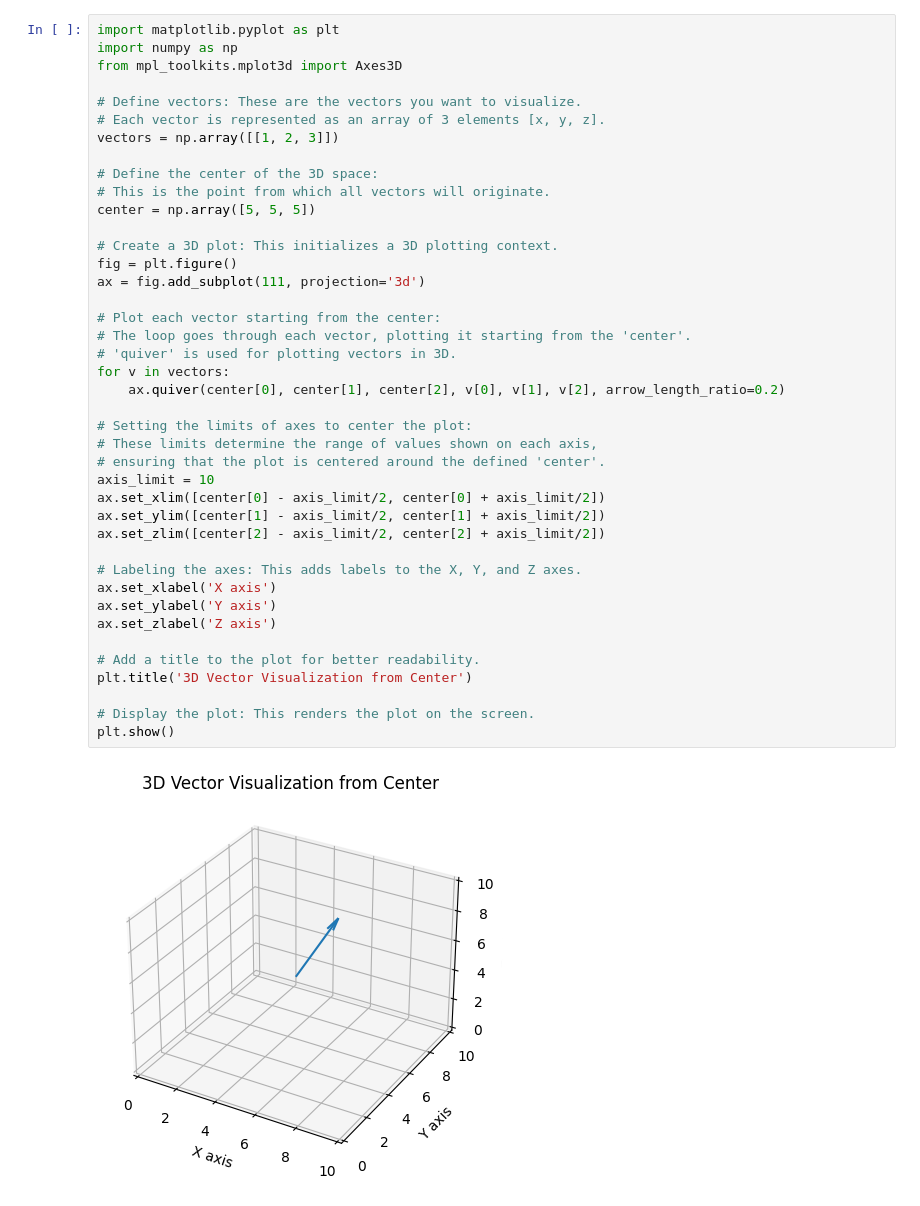
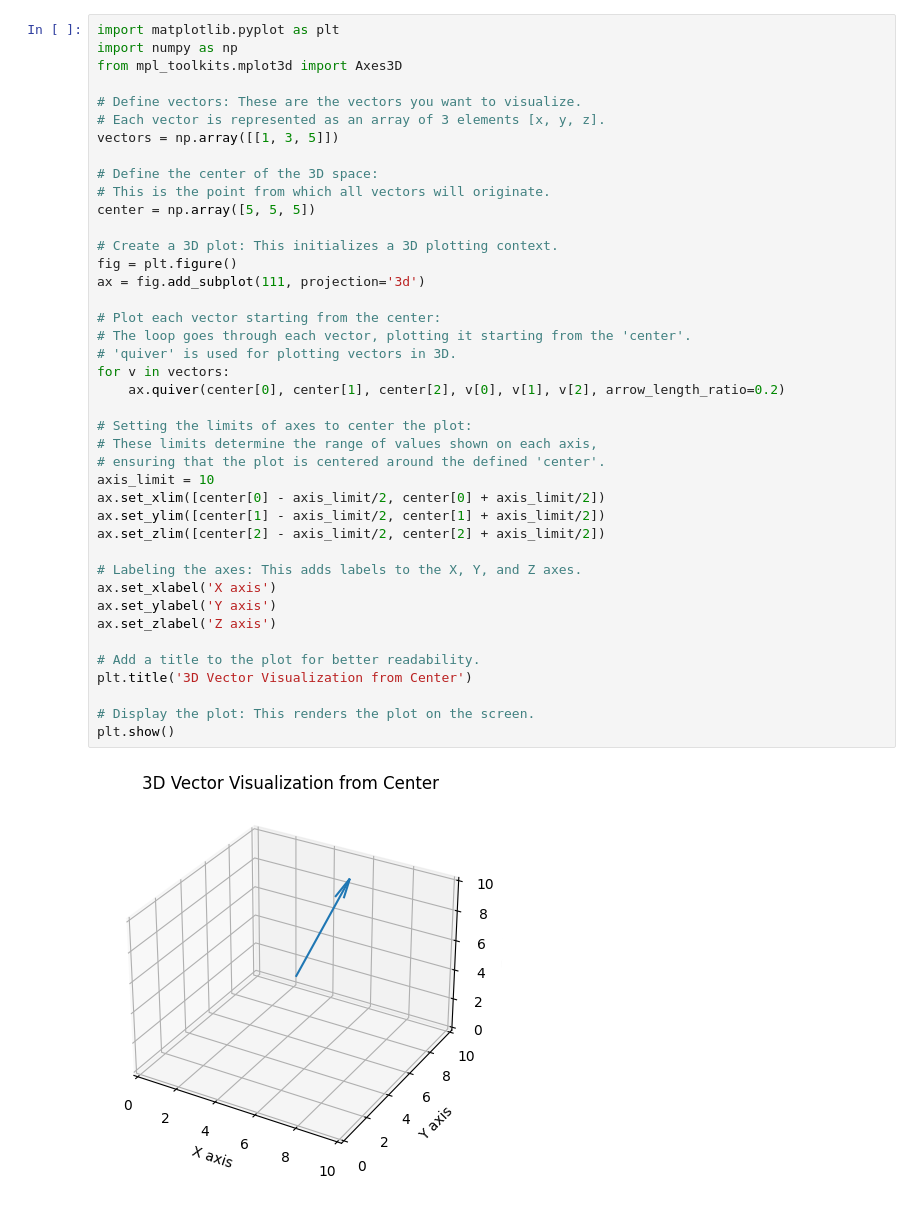
Before and after one commit to BrianLudwicki/algorithms, a Jupyter notebook: linear_algebra.ipynb, the cells around one changed output. Cells and saved outputs as stored; diff of their text form.

```diff
--- a/linear_algebra.ipynb
+++ b/linear_algebra.ipynb
@@ -5,7 +5,7 @@ from mpl_toolkits.mplot3d import Axes3D
 
 # Define vectors: These are the vectors you want to visualize.
 # Each vector is represented as an array of 3 elements [x, y, z].
-vectors = np.array([[1, 2, 3]])
+vectors = np.array([[1, 3, 5]])
 
 # Define the center of the 3D space:
 # This is the point from which all vectors will originate.
@@ -13,31 +13,31 @@ center = np.array([5, 5, 5])
 
 # Create a 3D plot: This initializes a 3D plotting context.
 fig = plt.figure()
 ax = fig.add_subplot(111, projection='3d')
 
 # Plot each vector starting from the center:
 # The loop goes through each vector, plotting it starting from the 'center'.
 # 'quiver' is used for plotting vectors in 3D.
 for v in vectors:
     ax.quiver(center[0], center[1], center[2], v[0], v[1], v[2], arrow_length_ratio=0.2)
 
 # Setting the limits of axes to center the plot:
 # These limits determine the range of values shown on each axis,
 # ensuring that the plot is centered around the defined 'center'.
 axis_limit = 10
 ax.set_xlim([center[0] - axis_limit/2, center[0] + axis_limit/2])
 ax.set_ylim([center[1] - axis_limit/2, center[1] + axis_limit/2])
 ax.set_zlim([center[2] - axis_limit/2, center[2] + axis_limit/2])
 
 # Labeling the axes: This adds labels to the X, Y, and Z axes.
 ax.set_xlabel('X axis')
 ax.set_ylabel('Y axis')
 ax.set_zlabel('Z axis')
 
 # Add a title to the plot for better readability.
 plt.title('3D Vector Visualization from Center')
 
 # Display the plot: This renders the plot on the screen.
 plt.show()
 # %% [output]
-[figure, old version]
+[figure, new version]
```
Also changed, not shown: parts of 1 cell of this notebook.
